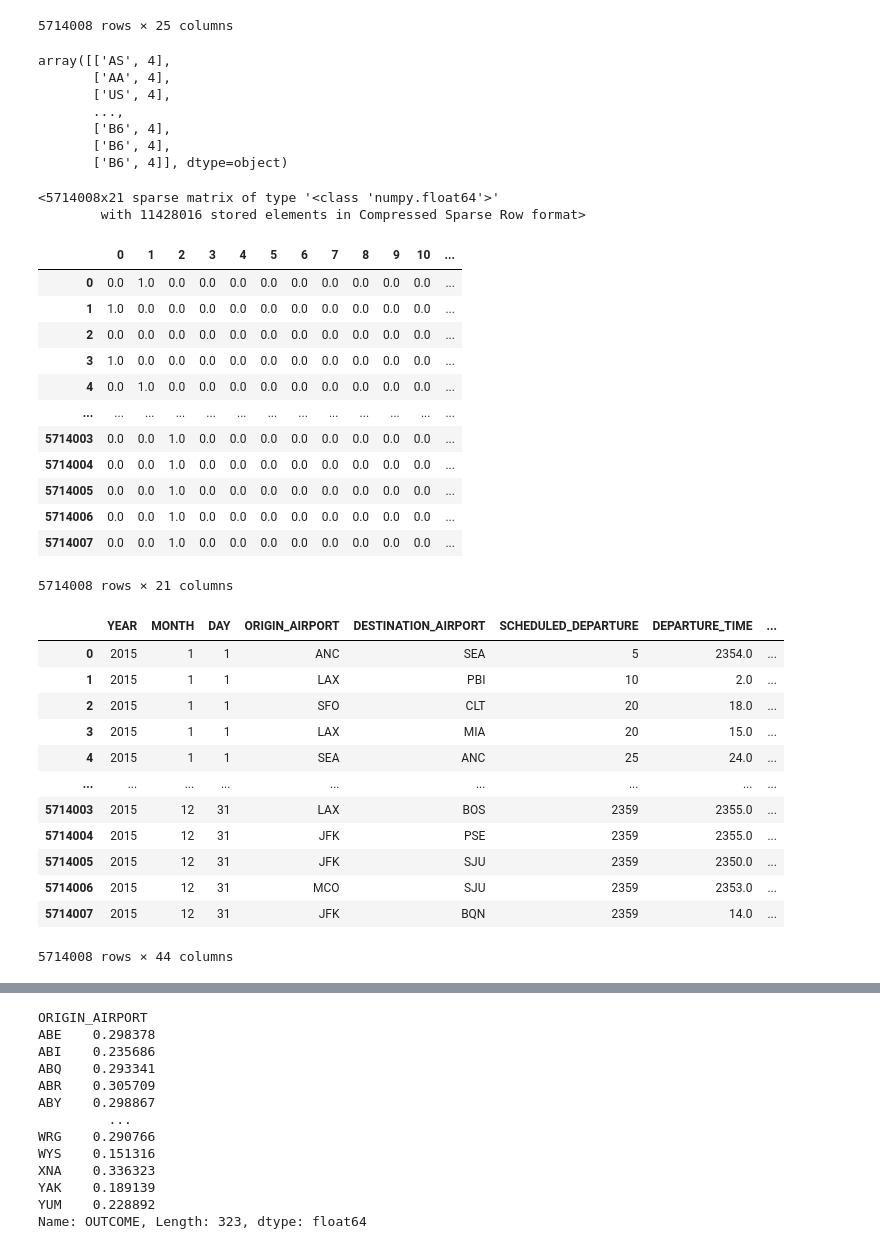
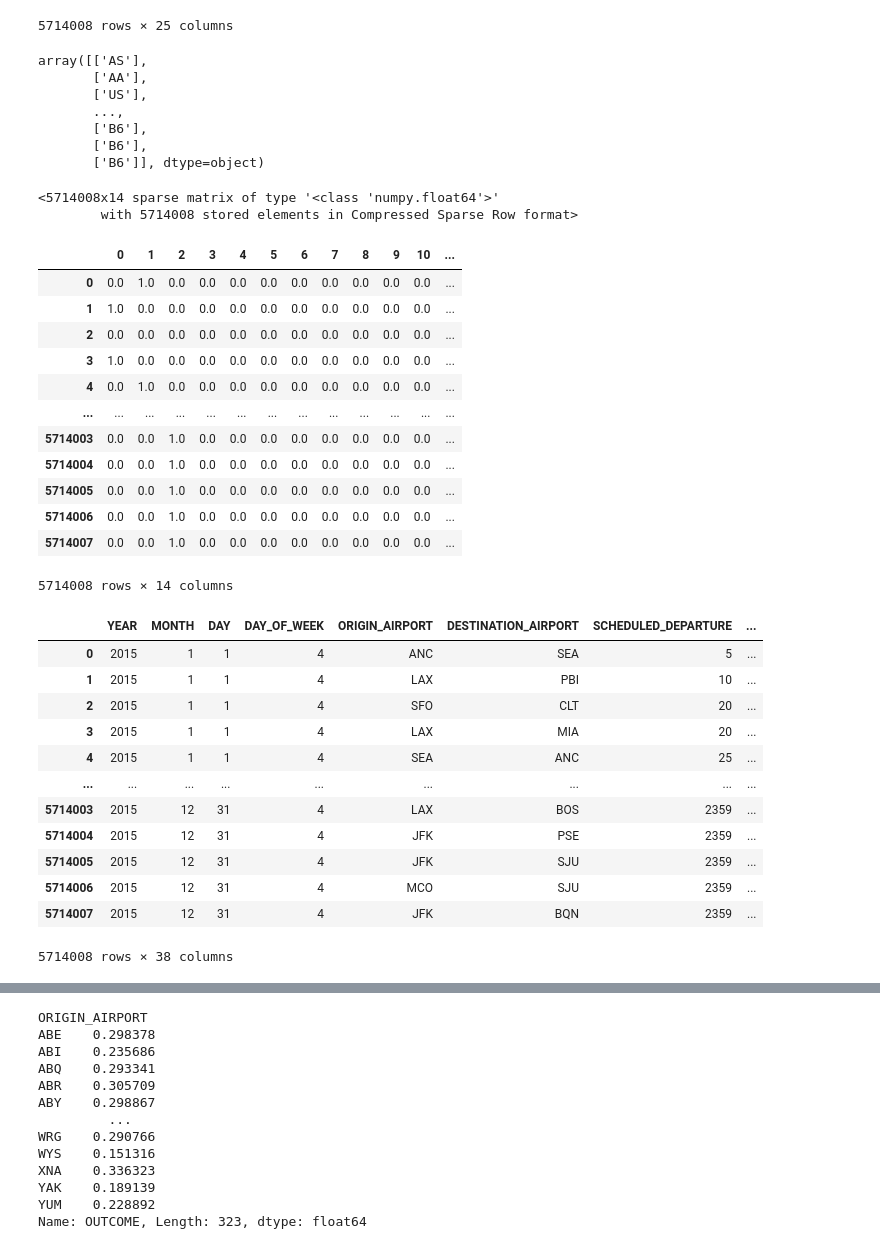
Before and after one commit to bchaithanyasai/PredictLateArrivalsPaper, a Jupyter notebook: Models.ipynb, the cells around one changed output, grey strips where cells are left out. Cells and saved outputs as stored; diff of their text form; code cells hidden in the pictures.

```diff
--- a/Models.ipynb
+++ b/Models.ipynb
@@ -548,17 +548,17 @@ X
 # %%
 from numpy import array
 
-data=X[['AIRLINE','DAY_OF_WEEK']]
+data=X[['AIRLINE']]
 data=array(data)
 data
 # %% [output]
-array([['AS', 4],
-       ['AA', 4],
-       ['US', 4],
+array([['AS'],
+       ['AA'],
+       ['US'],
        ...,
-       ['B6', 4],
-       ['B6', 4],
-       ['B6', 4]], dtype=object)
+       ['B6'],
+       ['B6'],
+       ['B6']], dtype=object)
 # %%
 # importing one hot encoder from sklearn
 from sklearn.preprocessing import OneHotEncoder
@@ -569,8 +569,8 @@ onehotencoder = OneHotEncoder()
 data = onehotencoder.fit_transform(data)
 data
 # %% [output]
-<5714008x21 sparse matrix of type '<class 'numpy.float64'>'
-        with 11428016 stored elements in Compressed Sparse Row format>
+<5714008x14 sparse matrix of type '<class 'numpy.float64'>'
+        with 5714008 stored elements in Compressed Sparse Row format>
 # %%
 data=pd.DataFrame(data.toarray())
 data
@@ -587,25 +587,25 @@ data
 | 5714005 | 0.0 | 0.0 | 1.0 | 0.0 | 0.0 | 0.0 | 0.0 | 0.0 | 0.0 | 0.0 | 0.0 | ... |
 | 5714006 | 0.0 | 0.0 | 1.0 | 0.0 | 0.0 | 0.0 | 0.0 | 0.0 | 0.0 | 0.0 | 0.0 | ... |
 | 5714007 | 0.0 | 0.0 | 1.0 | 0.0 | 0.0 | 0.0 | 0.0 | 0.0 | 0.0 | 0.0 | 0.0 | ... |
-5714008 rows × 21 columns
+5714008 rows × 14 columns
 # %%
 X=X.join(data)
-X.drop(['AIRLINE','DAY_OF_WEEK'],axis=1,inplace=True)
+X.drop(['AIRLINE'],axis=1,inplace=True)
 X
 # %% [output]
-|  | YEAR | MONTH | DAY | ORIGIN_AIRPORT | DESTINATION_AIRPORT | SCHEDULED_DEPARTURE | DEPARTURE_TIME | ... |
-| 0 | 2015 | 1 | 1 | ANC | SEA | 5 | 2354.0 | ... |
-| 1 | 2015 | 1 | 1 | LAX | PBI | 10 | 2.0 | ... |
-| 2 | 2015 | 1 | 1 | SFO | CLT | 20 | 18.0 | ... |
-| 3 | 2015 | 1 | 1 | LAX | MIA | 20 | 15.0 | ... |
-| 4 | 2015 | 1 | 1 | SEA | ANC | 25 | 24.0 | ... |
+|  | YEAR | MONTH | DAY | DAY_OF_WEEK | ORIGIN_AIRPORT | DESTINATION_AIRPORT | SCHEDULED_DEPARTURE | ... |
+| 0 | 2015 | 1 | 1 | 4 | ANC | SEA | 5 | ... |
+| 1 | 2015 | 1 | 1 | 4 | LAX | PBI | 10 | ... |
+| 2 | 2015 | 1 | 1 | 4 | SFO | CLT | 20 | ... |
+| 3 | 2015 | 1 | 1 | 4 | LAX | MIA | 20 | ... |
+| 4 | 2015 | 1 | 1 | 4 | SEA | ANC | 25 | ... |
 | ... | ... | ... | ... | ... | ... | ... | ... | ... |
-| 5714003 | 2015 | 12 | 31 | LAX | BOS | 2359 | 2355.0 | ... |
-| 5714004 | 2015 | 12 | 31 | JFK | PSE | 2359 | 2355.0 | ... |
-| 5714005 | 2015 | 12 | 31 | JFK | SJU | 2359 | 2350.0 | ... |
-| 5714006 | 2015 | 12 | 31 | MCO | SJU | 2359 | 2353.0 | ... |
-| 5714007 | 2015 | 12 | 31 | JFK | BQN | 2359 | 14.0 | ... |
+| 5714003 | 2015 | 12 | 31 | 4 | LAX | BOS | 2359 | ... |
+| 5714004 | 2015 | 12 | 31 | 4 | JFK | PSE | 2359 | ... |
+| 5714005 | 2015 | 12 | 31 | 4 | JFK | SJU | 2359 | ... |
+| 5714006 | 2015 | 12 | 31 | 4 | MCO | SJU | 2359 | ... |
+| 5714007 | 2015 | 12 | 31 | 4 | JFK | BQN | 2359 | ... |
-5714008 rows × 44 columns
+5714008 rows × 38 columns
 # %%
 from sklearn.model_selection import train_test_split
 X_train,X_test,Y_train,Y_test=train_test_split(X,y,test_size=0.25,random_state=27)
```
Also changed, not shown: parts of 24 cells of this notebook.
